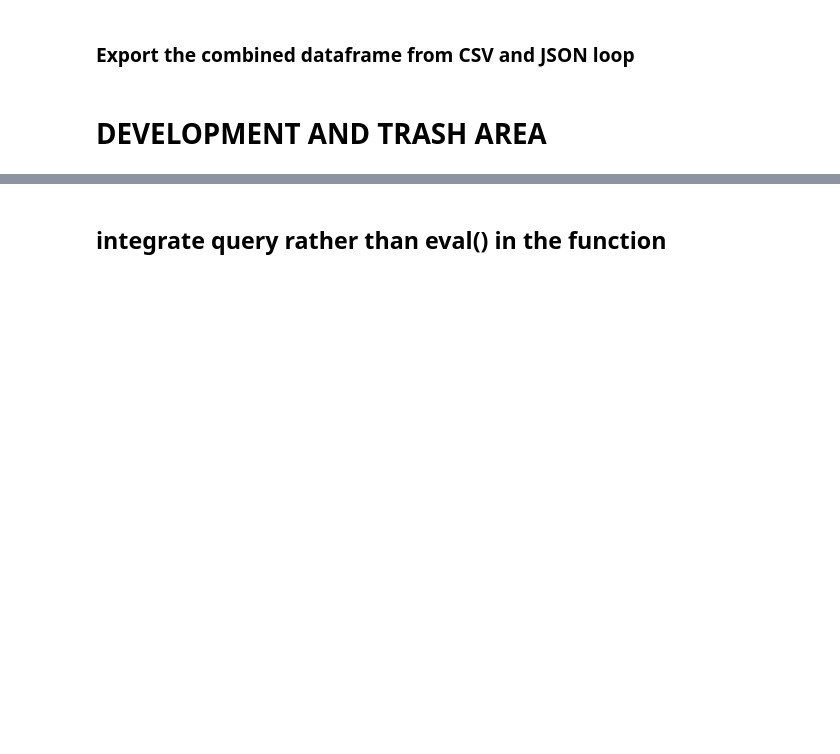
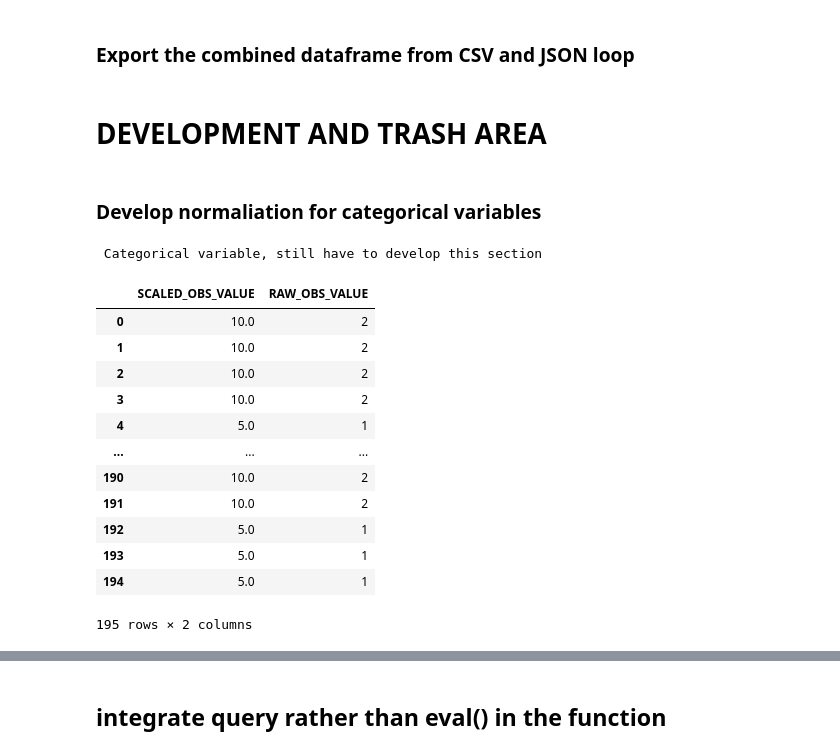
Before and after one commit to m-g-d-c/crba-etl, a Jupyter notebook: main_refactor.ipynb, the cells around one changed output, grey strips where cells are left out. Cells and saved outputs as stored; diff of their text form; code cells hidden in the pictures; blank space fills up the shorter version.

Commit message:
Update cleanser, scaler, data dictionary and main file. Loop through API sources is now stable and working. Clean up still required.

```diff
--- a/main_refactor.ipynb
+++ b/main_refactor.ipynb
@@ -443,2 +489,4 @@ combined_cleansed_csv.to_csv(
 # %% [markdown]
 # DEVELOPMENT AND TRASH AREA
+# %% [markdown]
+### Develop normaliation for categorical variables
@@ -444,0 +542,75 @@ combined_cleansed_csv.to_csv(
+# %%
+
+s135_cleansed = pd.read_csv(
+    filepath_or_buffer = data_sources_cleansed / "S-135_cleansed.csv",
+    sep = ";"
+)
+
+
+def dev_normalizer(
+    cleansed_data,
+    sql_subset_query_string,
+    variable_type="Continuous variable",
+    is_inverted="not inverted",
+    whisker_factor=1.5,
+    raw_data_col="RAW_OBS_VALUE",
+    contains_zeros=True,
+    maximum_score=10
+):
+    """Normalize the RAW_OBS_VALUES into indicator scores
+
+    TO DO
+
+    Parameters:
+    TO DO
+    **dimensions (mapping type): Define the present dimension variables as keys
+    along with the dimension value that is supposed to be taken for the normalization.
+
+    """
+    if variable_type != "Continuous variable":
+        # Build conditions array
+        conditions = []
+
+        for value in np.sort(cleansed_data[raw_data_col].unique()):
+            conditions += [
+                cleansed_data[raw_data_col]
+                == value
+            ]
+
+        # Assign variable for readability purpose
+        length_unique_values = len(np.sort(cleansed_data[raw_data_col].unique()))
+
+        # Build norm values array, where 0 =< norm_values => 10
+        norm_values = []
+        for value in range(length_unique_values):
+            distance = (maximum_score / (length_unique_values - 1))
+            norm_values +=  [distance * float(value)]
+
+        # store normalized scores in SCALED_OBS_VALUE
+        cleansed_data["SCALED_OBS_VALUE"] = np.select(conditions, norm_values)
+
+        return cleansed_data
+
+s135_normalized = dev_normalizer(
+    cleansed_data = s135_cleansed,
+    sql_subset_query_string = "somestring",
+    variable_type="Some string",
+    contains_zeros=True
+)
+
+s135_normalized[["SCALED_OBS_VALUE", "RAW_OBS_VALUE"]]
+# %% [output]
+ Categorical variable, still have to develop this section
+|  | SCALED_OBS_VALUE | RAW_OBS_VALUE |
+| 0 | 10.0 | 2 |
+| 1 | 10.0 | 2 |
+| 2 | 10.0 | 2 |
+| 3 | 10.0 | 2 |
+| 4 | 5.0 | 1 |
+| ... | ... | ... |
+| 190 | 10.0 | 2 |
+| 191 | 10.0 | 2 |
+| 192 | 5.0 | 1 |
+| 193 | 5.0 | 1 |
+| 194 | 5.0 | 1 |
+195 rows × 2 columns
```
Also changed, not shown: parts of 9 cells of this notebook, 4 other files.
